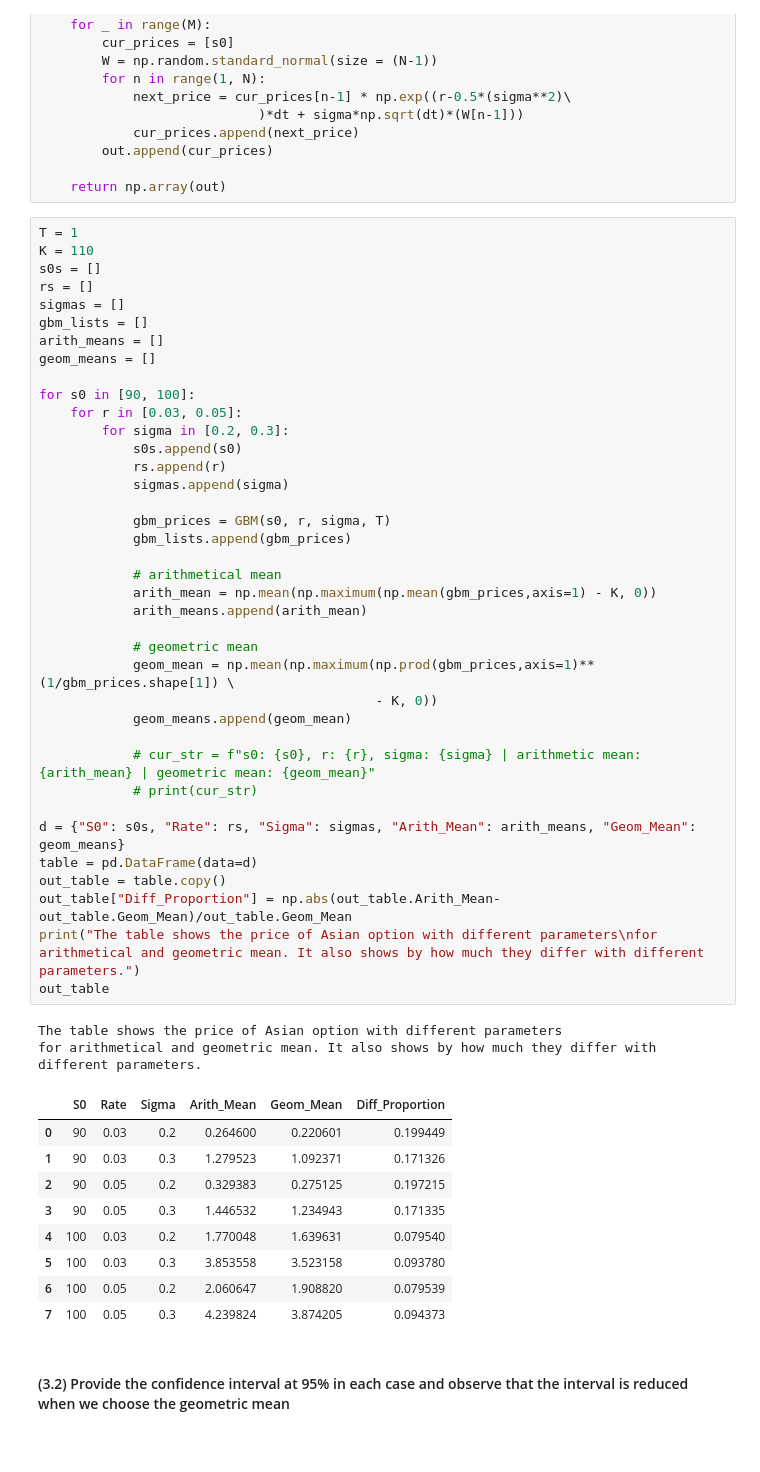
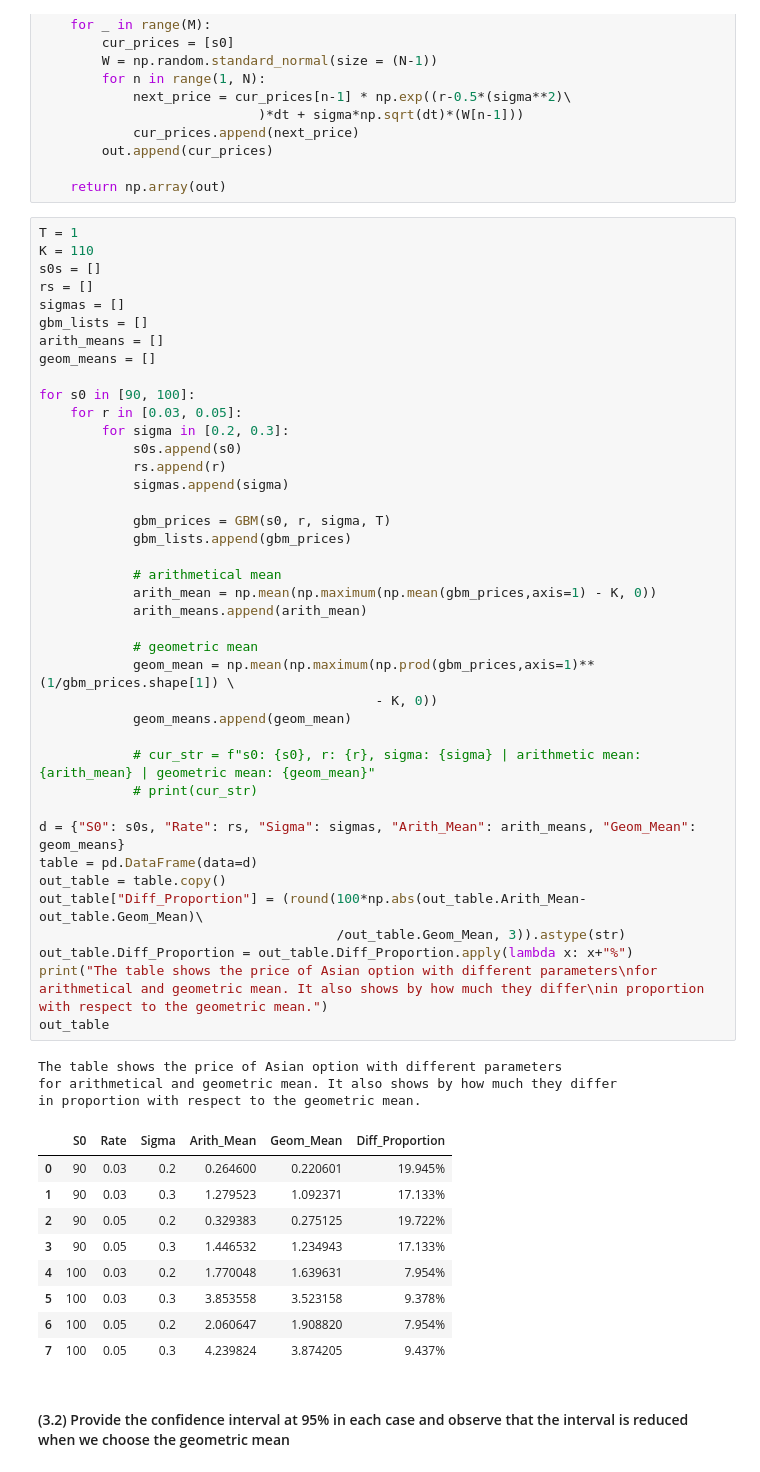
Before and after one commit to jgeng99/berkeley-work, a Jupyter notebook: INDENG222/Project/indeng222_proj.ipynb, the cells around one changed output. Drawn from its saved outputs; the diff is of its cells as text.

```diff
--- a/INDENG222/Project/indeng222_proj.ipynb
+++ b/INDENG222/Project/indeng222_proj.ipynb
@@ -465,44 +484,47 @@ geom_means = []
 
 for s0 in [90, 100]:
     for r in [0.03, 0.05]:
         for sigma in [0.2, 0.3]:
             s0s.append(s0)
             rs.append(r)
             sigmas.append(sigma)
 
             gbm_prices = GBM(s0, r, sigma, T)
             gbm_lists.append(gbm_prices)
 
             # arithmetical mean
             arith_mean = np.mean(np.maximum(np.mean(gbm_prices,axis=1) - K, 0))
             arith_means.append(arith_mean)
 
             # geometric mean
             geom_mean = np.mean(np.maximum(np.prod(gbm_prices,axis=1)**(1/gbm_prices.shape[1]) \
                                            - K, 0))
             geom_means.append(geom_mean)
 
             # cur_str = f"s0: {s0}, r: {r}, sigma: {sigma} | arithmetic mean: {arith_mean} | geometric mean: {geom_mean}"
             # print(cur_str)
 
 d = {"S0": s0s, "Rate": rs, "Sigma": sigmas, "Arith_Mean": arith_means, "Geom_Mean": geom_means}
 table = pd.DataFrame(data=d)
 out_table = table.copy()
-out_table["Diff_Proportion"] = np.abs(out_table.Arith_Mean-out_table.Geom_Mean)/out_table.Geom_Mean
-print("The table shows the price of Asian option with different parameters\nfor arithmetical and geometric mean. It also shows by how much they differ with different parameters.")
+out_table["Diff_Proportion"] = (round(100*np.abs(out_table.Arith_Mean-out_table.Geom_Mean)\
+                                      /out_table.Geom_Mean, 3)).astype(str)
+out_table.Diff_Proportion = out_table.Diff_Proportion.apply(lambda x: x+"%")
+print("The table shows the price of Asian option with different parameters\nfor arithmetical and geometric mean. It also shows by how much they differ\nin proportion with respect to the geometric mean.")
 out_table
 # %% [output]
 The table shows the price of Asian option with different parameters
-for arithmetical and geometric mean. It also shows by how much they differ with different parameters.
+for arithmetical and geometric mean. It also shows by how much they differ
+in proportion with respect to the geometric mean.
 |  | S0 | Rate | Sigma | Arith_Mean | Geom_Mean | Diff_Proportion |
-| 0 | 90 | 0.03 | 0.2 | 0.264600 | 0.220601 | 0.199449 |
-| 1 | 90 | 0.03 | 0.3 | 1.279523 | 1.092371 | 0.171326 |
-| 2 | 90 | 0.05 | 0.2 | 0.329383 | 0.275125 | 0.197215 |
-| 3 | 90 | 0.05 | 0.3 | 1.446532 | 1.234943 | 0.171335 |
-| 4 | 100 | 0.03 | 0.2 | 1.770048 | 1.639631 | 0.079540 |
-| 5 | 100 | 0.03 | 0.3 | 3.853558 | 3.523158 | 0.093780 |
-| 6 | 100 | 0.05 | 0.2 | 2.060647 | 1.908820 | 0.079539 |
-| 7 | 100 | 0.05 | 0.3 | 4.239824 | 3.874205 | 0.094373 |
+| 0 | 90 | 0.03 | 0.2 | 0.264600 | 0.220601 | 19.945% |
+| 1 | 90 | 0.03 | 0.3 | 1.279523 | 1.092371 | 17.133% |
+| 2 | 90 | 0.05 | 0.2 | 0.329383 | 0.275125 | 19.722% |
+| 3 | 90 | 0.05 | 0.3 | 1.446532 | 1.234943 | 17.133% |
+| 4 | 100 | 0.03 | 0.2 | 1.770048 | 1.639631 | 7.954% |
+| 5 | 100 | 0.03 | 0.3 | 3.853558 | 3.523158 | 9.378% |
+| 6 | 100 | 0.05 | 0.2 | 2.060647 | 1.908820 | 7.954% |
+| 7 | 100 | 0.05 | 0.3 | 4.239824 | 3.874205 | 9.437% |
 # %% [markdown]
 #### (3.2) Provide the confidence interval at 95% in each case and observe that the interval is reduced when we choose the geometric mean
 # %%
```
Also changed, not shown: parts of 10 cells of this notebook.
